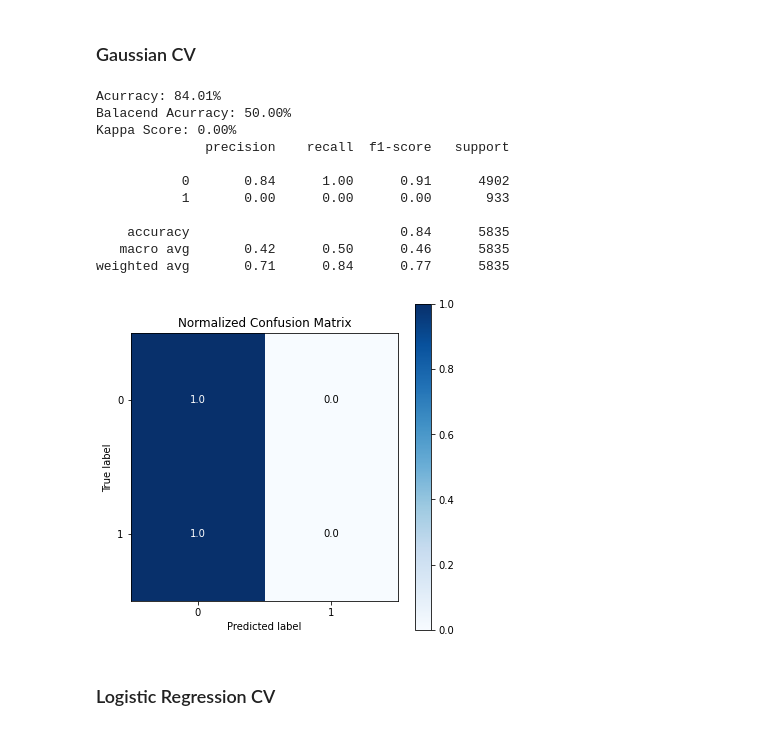
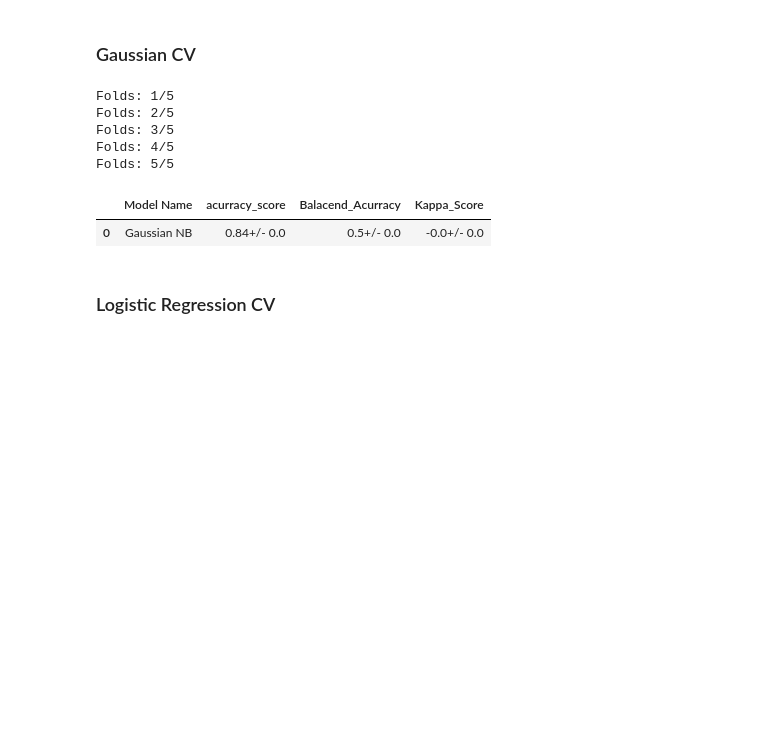
Before and after one commit to Guilherme-lima-ds/Nubank-Risk-assessment, a Jupyter notebook: Project_risk_assessment_Segunda_Etapa_Cross_Validation + Substitution_of_NA_values.ipynb, the cells around one changed output. Drawn from its saved outputs; the diff is of its cells as text; code cells hidden in the pictures; blank space fills up the shorter version.

Commit message:
Cross_Validation and Substitution of NA

```diff
--- a/Project_risk_assessment_Segunda_Etapa_Cross_Validation + Substitution_of_NA_values.ipynb
+++ b/Project_risk_assessment_Segunda_Etapa_Cross_Validation + Substitution_of_NA_values.ipynb
@@ -512,20 +503,15 @@ weighted avg       0.71      0.84      0.77     12503
 ### Gaussian CV
 # %%
 model_gaussian_cv = GaussianNB()
-result_gausian_cv = cross_validation(model_gaussian_cv,5,X_train,y_train)
+cross_validation("Gaussian NB",model_gaussian_cv,5,X_train,y_train,verbose=True)
 # %% [output]
-Acurracy: 84.01%
-Balacend Acurracy: 50.00%
-Kappa Score: 0.00%
-              precision    recall  f1-score   support
-
-           0       0.84      1.00      0.91      4902
-           1       0.00      0.00      0.00       933
-
-    accuracy                           0.84      5835
-   macro avg       0.42      0.50      0.46      5835
-weighted avg       0.71      0.84      0.77      5835
+Folds: 1/5
+Folds: 2/5
+Folds: 3/5
+Folds: 4/5
+Folds: 5/5
-[figure, removed]
+|  | Model Name | acurracy_score | Balacend_Acurracy | Kappa_Score |
+| 0 | Gaussian NB | 0.84+/- 0.0 | 0.5+/- 0.0 | -0.0+/- 0.0 |
 # %% [markdown]
 ### Logistic Regression CV
 # %%
```
Also changed, not shown: parts of 3 cells of this notebook.
